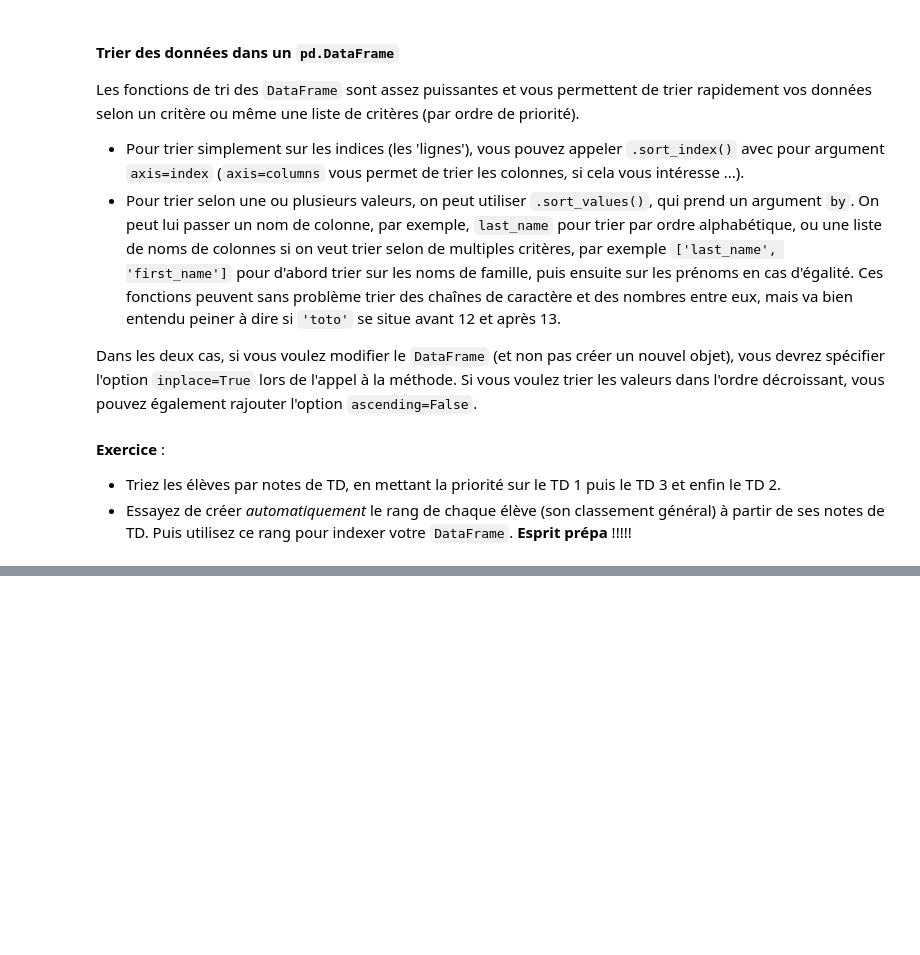
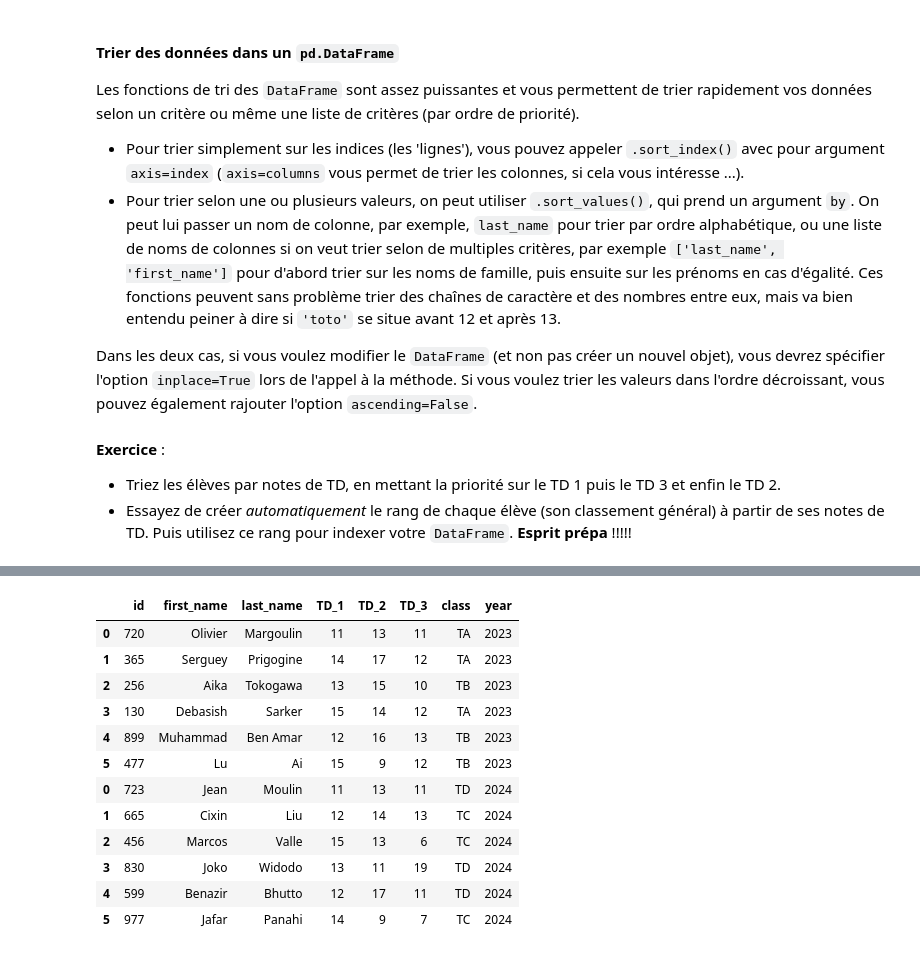
Before and after one commit to bsaintmichel/python-zero, a Jupyter notebook: Application_D_Pandas.ipynb, the cells around one changed output, grey strips where cells are left out. Drawn from its saved outputs; the diff is of its cells as text; code cells hidden in the pictures; blank space fills up the shorter version.

```diff
--- a/Application_D_Pandas.ipynb
+++ b/Application_D_Pandas.ipynb
@@ -386,0 +528,35 @@ __Exercice__ :
+# %%
+df_2023 = pd.DataFrame({'id': [720,365,256,130,899,477],
+            'first_name':['Olivier', 'Serguey', 'Aika', 'Debasish', 'Muhammad', 'Lu'],
+            'last_name': ['Margoulin', 'Prigogine', 'Tokogawa', 'Sarker', 'Ben Amar', 'Ai'],           # Françine and Olivier are unrelated, so they say ...
+            'TD_1':[11,14,13,15,12,15],
+            'TD_2':[13,17,15,14,16,9],
+            'TD_3': [11,12,10,12,13,12],
+            'class': ['TA', 'TA', 'TB', 'TA', 'TB', 'TB'],
+            'year':2023})
+
+df_2024 = pd.DataFrame({'id': [723,665,456,830,599,977],
+            'first_name':['Jean', 'Cixin', 'Marcos', 'Joko', 'Benazir', 'Jafar'],
+            'last_name': ['Moulin', 'Liu', 'Valle', 'Widodo', 'Bhutto', 'Panahi'],
+            'TD_1':[11,12,15,13,12,14],
+            'TD_2':[13,14,13,11,17,9],
+            'TD_3': [11,13,6,19,11,7],
+            'class': ['TD', 'TC', 'TC', 'TD', 'TD', 'TC'],
+            'year':2024})
+
+concatenated = pd.concat((df_2023, df_2024))
+concatenated
+# %% [output]
+|  | id | first_name | last_name | TD_1 | TD_2 | TD_3 | class | year |
+| 0 | 720 | Olivier | Margoulin | 11 | 13 | 11 | TA | 2023 |
+| 1 | 365 | Serguey | Prigogine | 14 | 17 | 12 | TA | 2023 |
+| 2 | 256 | Aika | Tokogawa | 13 | 15 | 10 | TB | 2023 |
+| 3 | 130 | Debasish | Sarker | 15 | 14 | 12 | TA | 2023 |
+| 4 | 899 | Muhammad | Ben Amar | 12 | 16 | 13 | TB | 2023 |
+| 5 | 477 | Lu | Ai | 15 | 9 | 12 | TB | 2023 |
+| 0 | 723 | Jean | Moulin | 11 | 13 | 11 | TD | 2024 |
+| 1 | 665 | Cixin | Liu | 12 | 14 | 13 | TC | 2024 |
+| 2 | 456 | Marcos | Valle | 15 | 13 | 6 | TC | 2024 |
+| 3 | 830 | Joko | Widodo | 13 | 11 | 19 | TD | 2024 |
+| 4 | 599 | Benazir | Bhutto | 12 | 17 | 11 | TD | 2024 |
+| 5 | 977 | Jafar | Panahi | 14 | 9 | 7 | TC | 2024 |
```
Also changed, not shown: parts of 57 cells of this notebook, 1 other file.
